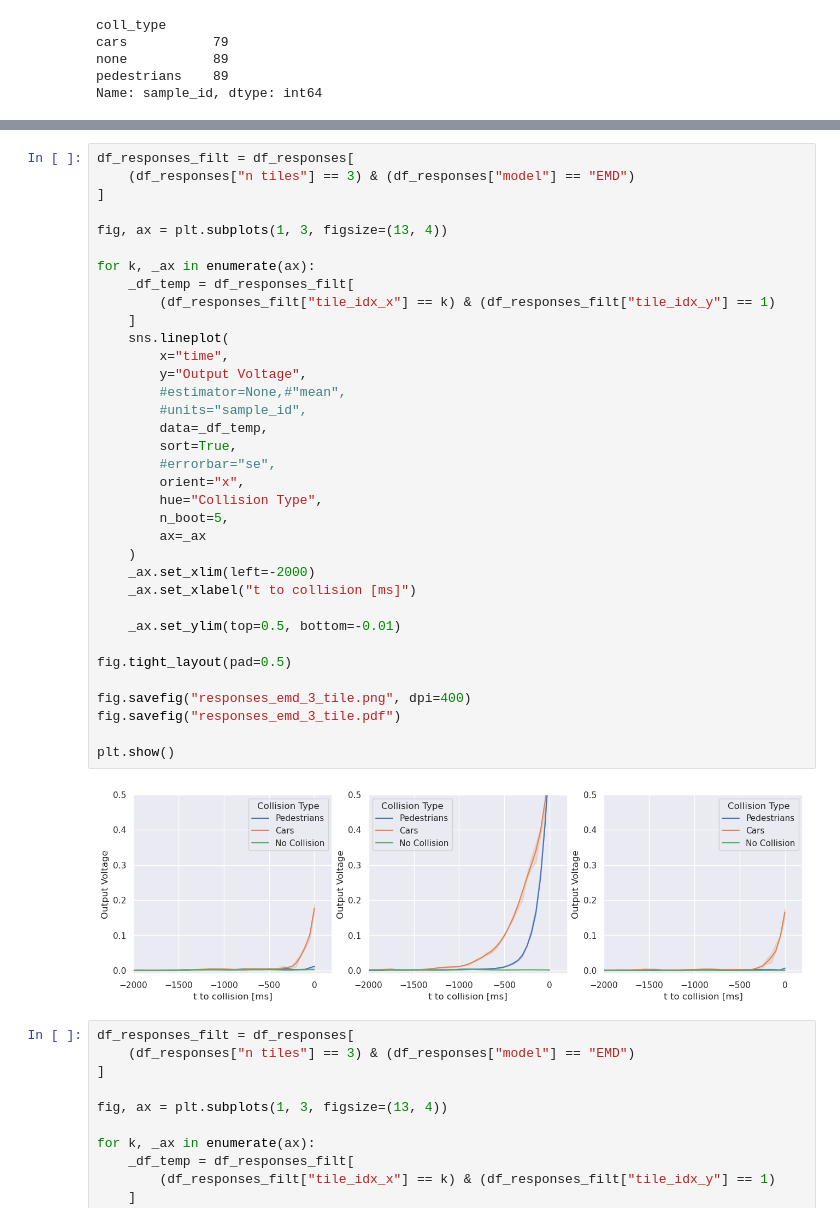
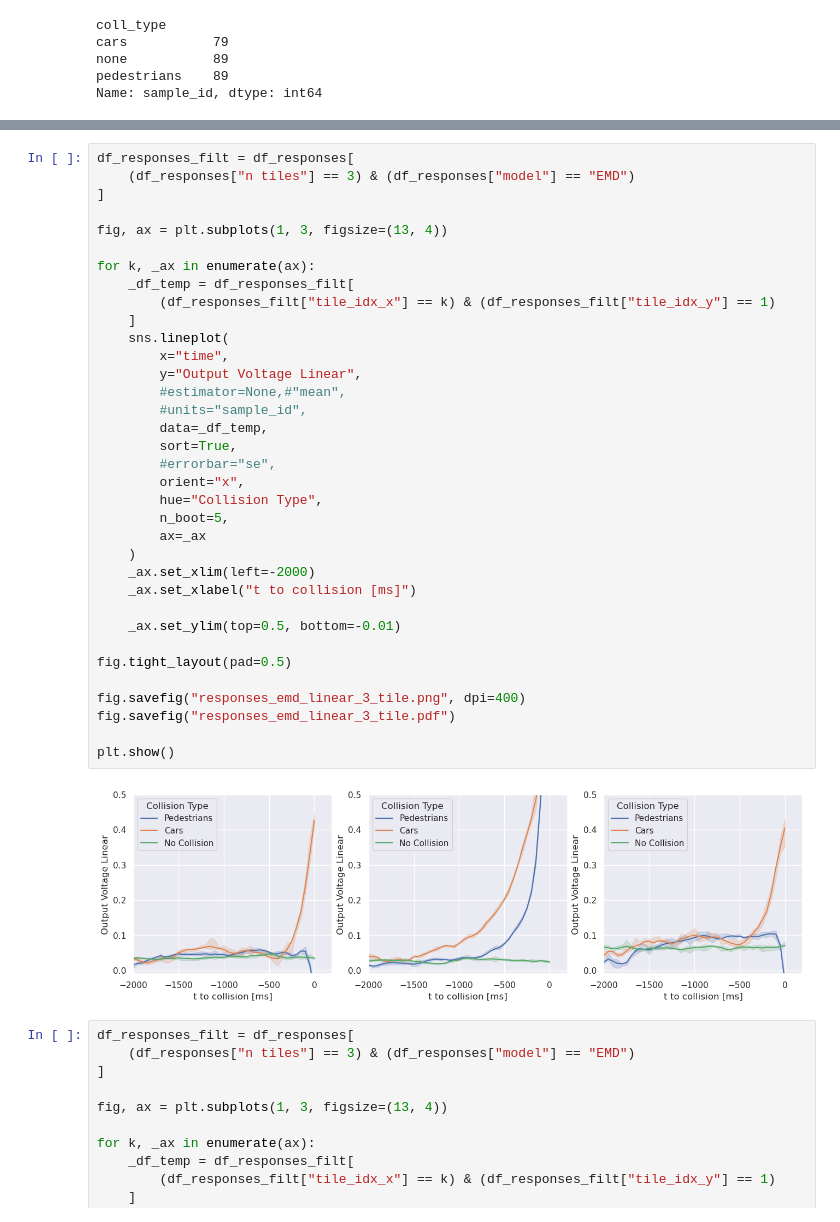
Before and after one commit to FabianSchubert/Bio-Inspired-Event-Based-Looming-Object-Detection-for-Automotive-Collision-Avoidance, a Jupyter notebook: experiments/carla_sim/random_spawn/gen_results.ipynb, the cells around one changed output, grey strips where cells are left out. Cells and saved outputs as stored; diff of their text form.

```diff
--- a/experiments/carla_sim/random_spawn/gen_results.ipynb
+++ b/experiments/carla_sim/random_spawn/gen_results.ipynb
@@ -170,37 +506,37 @@ df_responses_filt = df_responses[
 ]
 
 fig, ax = plt.subplots(1, 3, figsize=(13, 4))
 
 for k, _ax in enumerate(ax):
     _df_temp = df_responses_filt[
         (df_responses_filt["tile_idx_x"] == k) & (df_responses_filt["tile_idx_y"] == 1)
     ]
     sns.lineplot(
         x="time",
-        y="Output Voltage",
+        y="Output Voltage Linear",
         #estimator=None,#"mean",
         #units="sample_id",
         data=_df_temp,
         sort=True,
         #errorbar="se",
         orient="x",
         hue="Collision Type",
         n_boot=5,
         ax=_ax
     )
     _ax.set_xlim(left=-2000)
     _ax.set_xlabel("t to collision [ms]")
 
     _ax.set_ylim(top=0.5, bottom=-0.01)
 
 fig.tight_layout(pad=0.5)
 
-fig.savefig("responses_emd_3_tile.png", dpi=400)
-fig.savefig("responses_emd_3_tile.pdf")
+fig.savefig("responses_emd_linear_3_tile.png", dpi=400)
+fig.savefig("responses_emd_linear_3_tile.pdf")
 
 plt.show()
 # %% [output]
-[figure, old version]
+[figure, new version]
 # %%
 df_responses_filt = df_responses[
     (df_responses["n tiles"] == 3) & (df_responses["model"] == "EMD")
```
Also changed, not shown: parts of 33 cells of this notebook, 19 other files.
